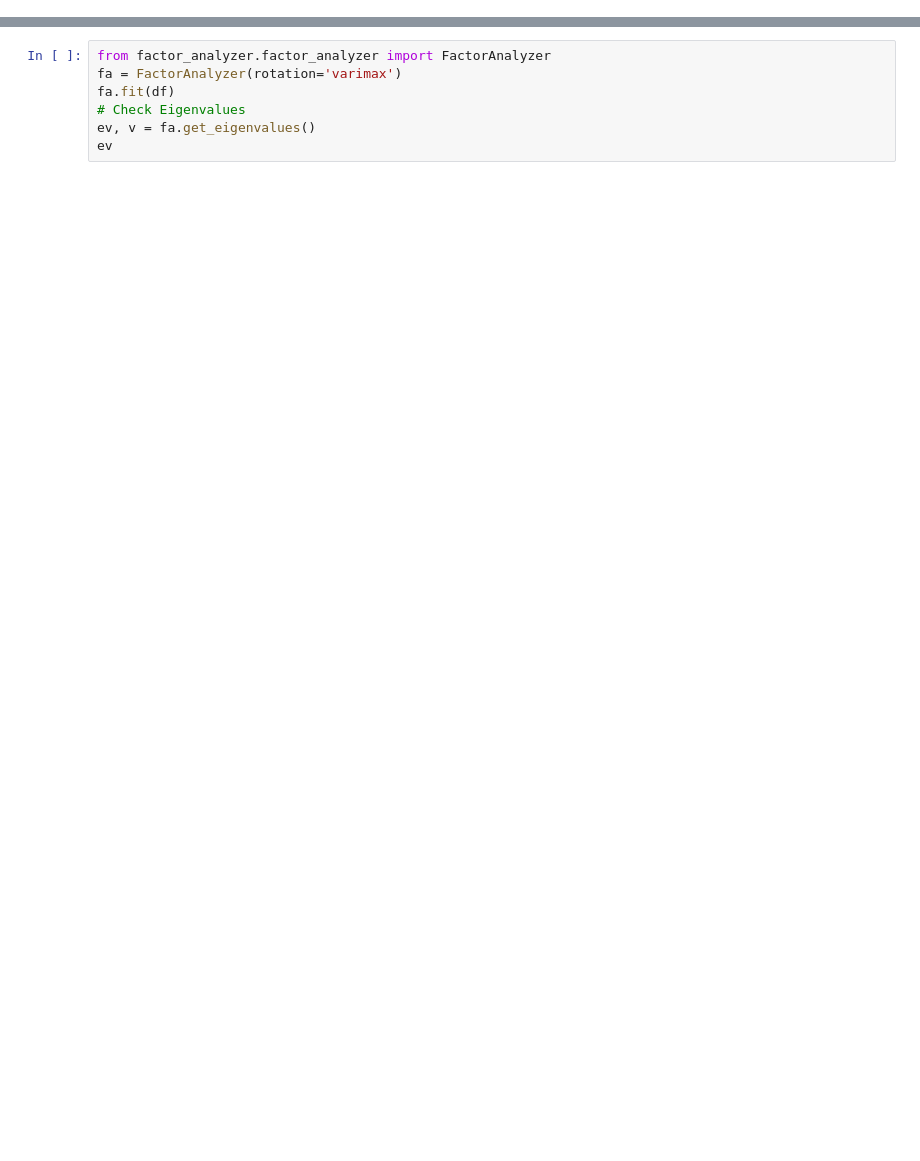
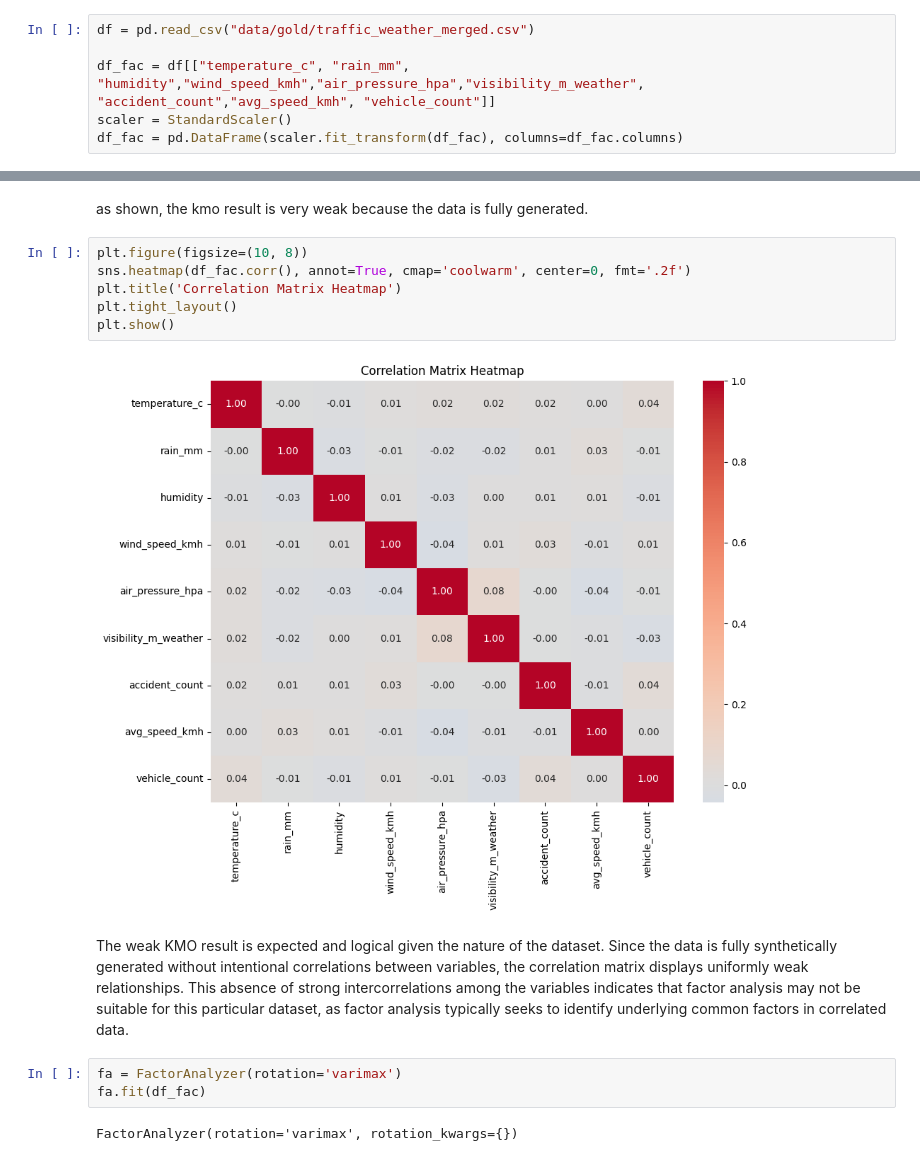
Before and after one commit to qlaam/UrbanTrafficWeatherAnalysis, a Jupyter notebook: factoran.ipynb, the cells around one changed output, grey strips where cells are left out. Drawn from its saved outputs; the diff is of its cells as text; blank space fills up the shorter version.

Commit message:
write the factor analysis code to get the most influential factors on traffic

```diff
--- a/factoran.ipynb
+++ b/factoran.ipynb
@@ -20,0 +19,6 @@ Successfully installed factor-analyzer-0.5.1
+# %%
+df = pd.read_csv("data/gold/traffic_weather_merged.csv")
+
+df_fac = df[["temperature_c", "rain_mm", "humidity","wind_speed_kmh","air_pressure_hpa","visibility_m_weather", "accident_count","avg_speed_kmh", "vehicle_count"]]
+scaler = StandardScaler()
+df_fac = pd.DataFrame(scaler.fit_transform(df_fac), columns=df_fac.columns)
@@ -21,7 +34,17 @@ Successfully installed factor-analyzer-0.5.1
+# %% [markdown]
+as shown, the kmo result is very weak because the data is fully generated.
+# %%
+plt.figure(figsize=(10, 8))
+sns.heatmap(df_fac.corr(), annot=True, cmap='coolwarm', center=0, fmt='.2f')
+plt.title('Correlation Matrix Heatmap')
+plt.tight_layout()
+plt.show()
+# %% [output]
+[figure, added]
+# %% [markdown]
+The weak KMO result is expected and logical given the nature of the dataset. Since the data is fully synthetically generated without intentional correlations between variables, the correlation matrix displays uniformly weak relationships. This absence of strong intercorrelations among the variables indicates that factor analysis may not be suitable for this particular dataset, as factor analysis typically seeks to identify underlying common factors in correlated data.
 # %%
-from factor_analyzer.factor_analyzer import FactorAnalyzer
 fa = FactorAnalyzer(rotation='varimax')
-fa.fit(df)
-# Check Eigenvalues
-ev, v = fa.get_eigenvalues()
-ev
+fa.fit(df_fac)
+# %% [output]
+FactorAnalyzer(rotation='varimax', rotation_kwargs={})
```
Also changed, not shown: parts of 17 cells of this notebook.
